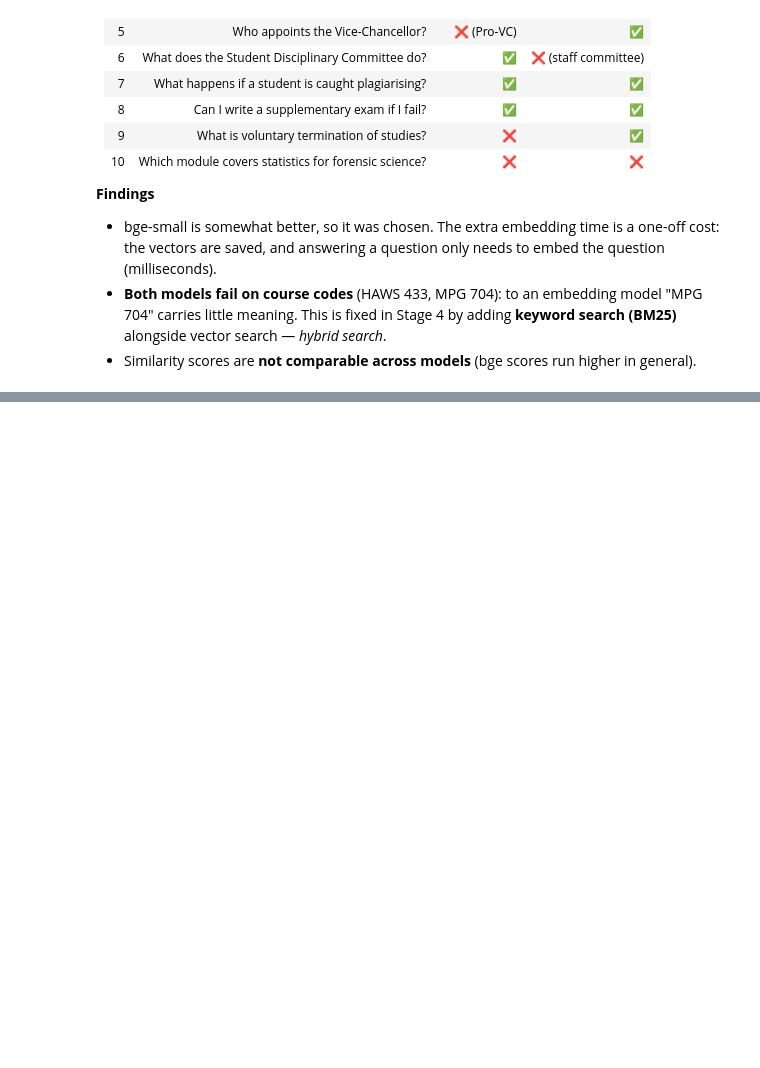
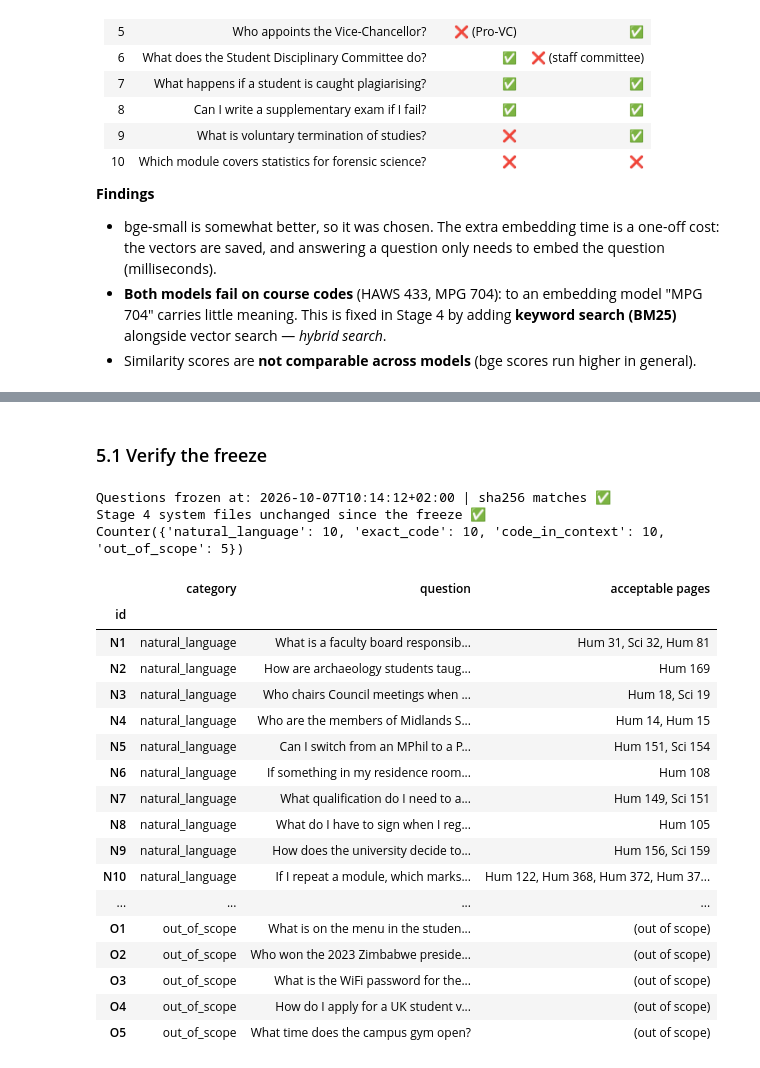
Before and after one commit to Elvis-star849/MSU-AI-Assistant, a Jupyter notebook: msu_chatbot_pipeline.ipynb, the cells around one changed output, grey strips where cells are left out. Drawn from its saved outputs; the diff is of its cells as text; code cells hidden in the pictures; blank space fills up the shorter version.

```diff
--- a/msu_chatbot_pipeline.ipynb
+++ b/msu_chatbot_pipeline.ipynb
@@ -971,0 +1013,49 @@ answered worse than by vector search.
+# %% [markdown]
+### 5.1 Verify the freeze
+# %%
+import hashlib
+
+STAGE5_QUESTIONS_SHA256 = "434045f9a63ad2ba79aba6fd63e031f8c96564179025db9154d2531839817f0d"  # recorded at freeze
+
+raw = open("eval/stage5_questions.json", "rb").read()
+assert hashlib.sha256(raw).hexdigest() == STAGE5_QUESTIONS_SHA256, "frozen question file has changed!"
+frozen = json.loads(raw)
+print("Questions frozen at:", frozen["frozen_at"], "| sha256 matches ✅")
+
+# The retrieval system must be exactly the frozen Stage 4 system (the notebook itself is allowed to grow)
+for path, digest in frozen["stage4_freeze"]["sha256"].items():
+    if path.endswith(".ipynb"):
+        continue
+    assert hashlib.sha256(open(path, "rb").read()).hexdigest() == digest, f"Stage 4 file changed: {path}"
+print("Stage 4 system files unchanged since the freeze ✅")
+
+questions = frozen["questions"]
+print(collections.Counter(q["category"] for q in questions))
+# %% [output]
+Questions frozen at: 2026-10-07T10:14:12+02:00 | sha256 matches ✅
+Stage 4 system files unchanged since the freeze ✅
+Counter({'natural_language': 10, 'exact_code': 10, 'code_in_context': 10, 'out_of_scope': 5})
+# %%
+# The frozen question set and answer key
+pd.set_option("display.max_colwidth", 90)
+pd.DataFrame([{"id": q["id"], "category": q["category"], "question": q["question"],
+               "acceptable pages": ", ".join(q.get("pages", [])) or "(out of scope)"} for q in questions]).set_index("id")
+# %% [output]
+|  | category | question | acceptable pages |
+| id |  |  |  |
+| N1 | natural_language | What is a faculty board responsib... | Hum 31, Sci 32, Hum 81 |
+| N2 | natural_language | How are archaeology students taug... | Hum 169 |
+| N3 | natural_language | Who chairs Council meetings when ... | Hum 18, Sci 19 |
+| N4 | natural_language | Who are the members of Midlands S... | Hum 14, Hum 15 |
+| N5 | natural_language | Can I switch from an MPhil to a P... | Hum 151, Sci 154 |
+| N6 | natural_language | If something in my residence room... | Hum 108 |
+| N7 | natural_language | What qualification do I need to a... | Hum 149, Sci 151 |
+| N8 | natural_language | What do I have to sign when I reg... | Hum 105 |
+| N9 | natural_language | How does the university decide to... | Hum 156, Sci 159 |
+| N10 | natural_language | If I repeat a module, which marks... | Hum 122, Hum 368, Hum 372, Hum 37... |
+| ... | ... | ... | ... |
+| O1 | out_of_scope | What is on the menu in the studen... | (out of scope) |
+| O2 | out_of_scope | Who won the 2023 Zimbabwe preside... | (out of scope) |
+| O3 | out_of_scope | What is the WiFi password for the... | (out of scope) |
+| O4 | out_of_scope | How do I apply for a UK student v... | (out of scope) |
+| O5 | out_of_scope | What time does the campus gym open? | (out of scope) |
```
Also changed, not shown: parts of 61 cells of this notebook, 5 other files.
